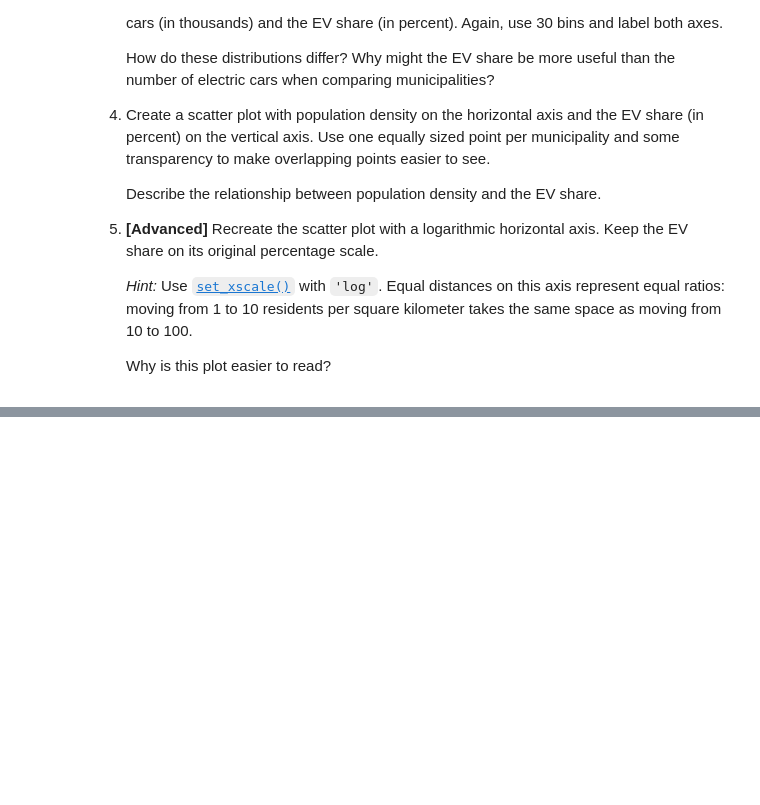
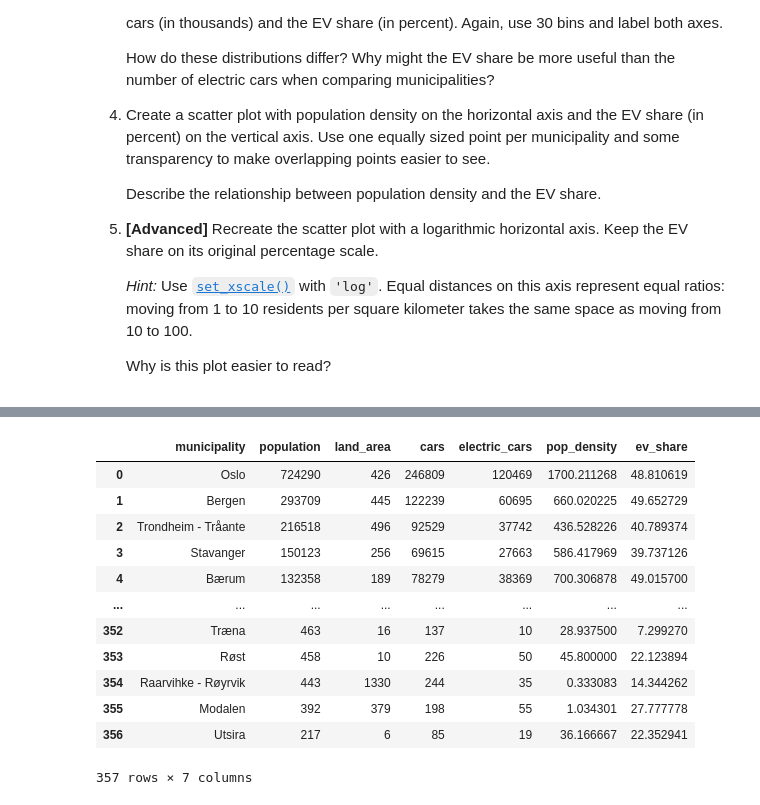
Before and after one commit to pl0gen/TECH2-H26, a Jupyter notebook: workshops/workshop3/workshop3 tasks.ipynb, the cells around one changed output, grey strips where cells are left out. Drawn from its saved outputs; the diff is of its cells as text; code cells hidden in the pictures; blank space fills up the shorter version.

```diff
--- a/workshops/workshop3/workshop3 tasks.ipynb
+++ b/workshops/workshop3/workshop3 tasks.ipynb
@@ -327,0 +384,16 @@ The data come from Statistics Norway (SSB); see the
+# %%
+df
+# %% [output]
+|  | municipality | population | land_area | cars | electric_cars | pop_density | ev_share |
+| 0 | Oslo | 724290 | 426 | 246809 | 120469 | 1700.211268 | 48.810619 |
+| 1 | Bergen | 293709 | 445 | 122239 | 60695 | 660.020225 | 49.652729 |
+| 2 | Trondheim - Tråante | 216518 | 496 | 92529 | 37742 | 436.528226 | 40.789374 |
+| 3 | Stavanger | 150123 | 256 | 69615 | 27663 | 586.417969 | 39.737126 |
+| 4 | Bærum | 132358 | 189 | 78279 | 38369 | 700.306878 | 49.015700 |
+| ... | ... | ... | ... | ... | ... | ... | ... |
+| 352 | Træna | 463 | 16 | 137 | 10 | 28.937500 | 7.299270 |
+| 353 | Røst | 458 | 10 | 226 | 50 | 45.800000 | 22.123894 |
+| 354 | Raarvihke - Røyrvik | 443 | 1330 | 244 | 35 | 0.333083 | 14.344262 |
+| 355 | Modalen | 392 | 379 | 198 | 55 | 1.034301 | 27.777778 |
+| 356 | Utsira | 217 | 6 | 85 | 19 | 36.166667 | 22.352941 |
+357 rows × 7 columns
```
Also changed, not shown: parts of 2 cells of this notebook, 1 other file.
